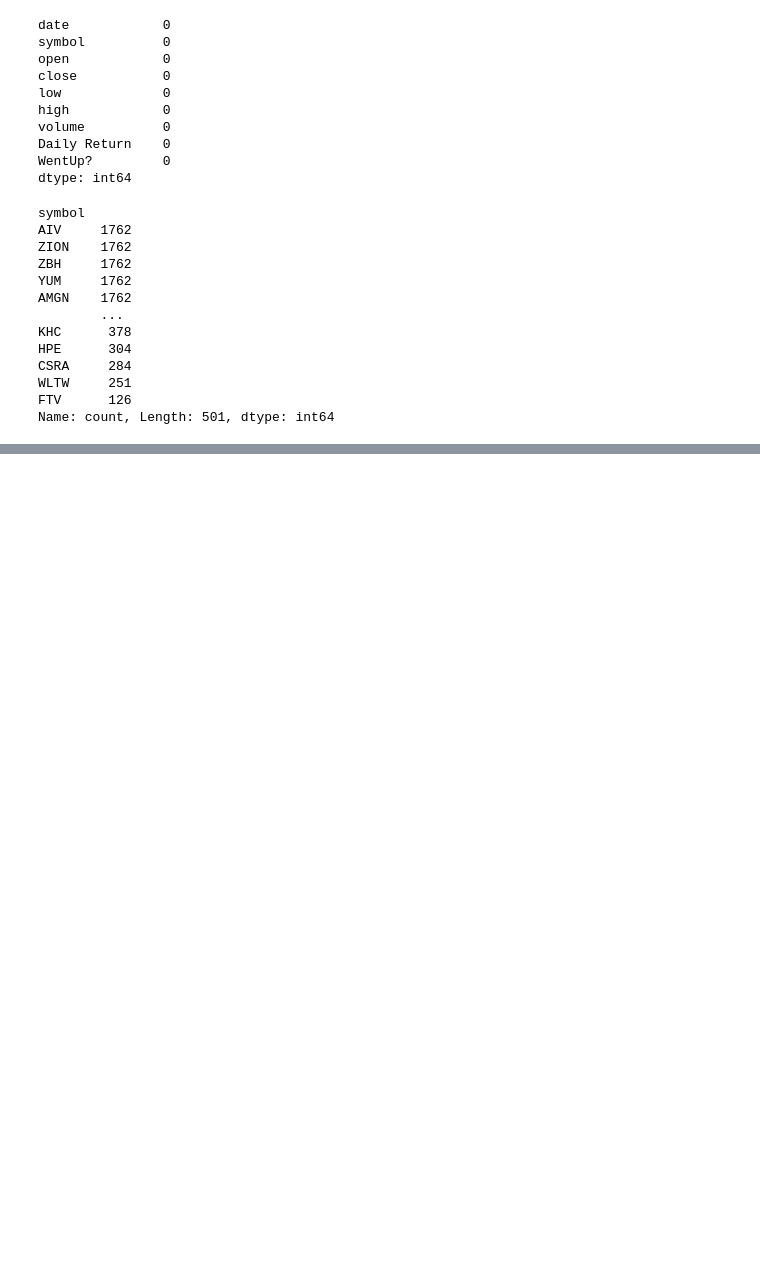
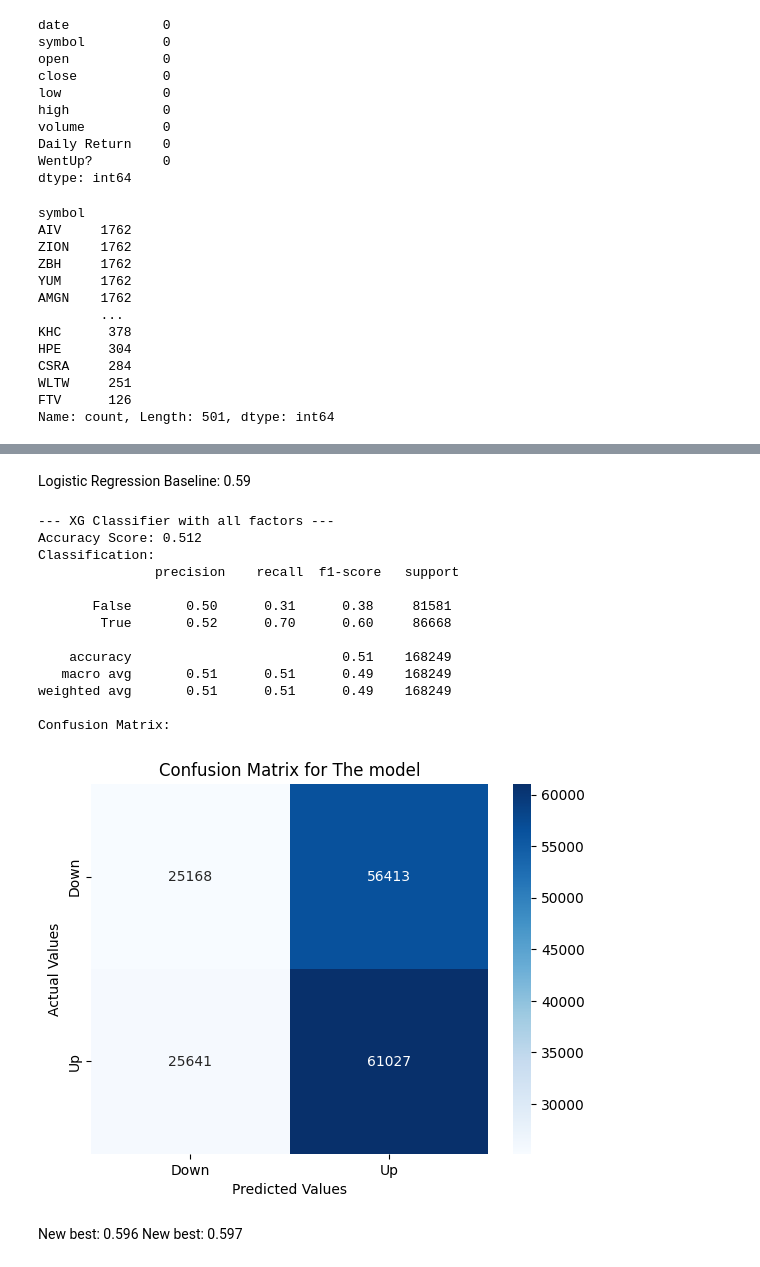
Before and after one commit to Gibson-Adema/StocksWork, a Jupyter notebook: UpOrDown.ipynb, the cells around one changed output, grey strips where cells are left out. Cells and saved outputs as stored; diff of their text form; code cells hidden in the pictures; blank space fills up the shorter version.

Commit message:
Final Models

```diff
--- a/UpOrDown.ipynb
+++ b/UpOrDown.ipynb
@@ -146,11 +164,14 @@ X = df2.drop(['date', 'symbol', 'close', 'Daily Return', 'high', 'low', 'WentUp?
 y = df2['WentUp?']
 X_train, X_test, y_train, y_test = train_test_split(X, y, test_size=0.2, random_state=42)
 # %%
-
+#,'MACD_line', 'MACD_signal' 'RSI_14',  'volume','Three Days Ago return', 'Four Days Ago return', 'EMA_3', 'SMA_7',
 prep = ColumnTransformer(
     transformers=[
-        ('num', StandardScaler(), ['open', 'volume', 'EMA_50', 'SMA_20', 'RSI_14',  'SMA_5',  'EMA_10','Yesterday High', 'Yesterday Low', 'Yesterday return', 'MACD_line', 'MACD_signal']),
-        ('cat', OneHotEncoder(handle_unknown='ignore'), ['GICS Sector', 'GICS Sub Industry'])
+        ('num', StandardScaler(), ['open', 'EMA_50', 'SMA_20',  'SMA_5',  'EMA_10', 'SMA_3', 'EMA_5',
+                                   'Yesterday High', 'Yesterday Low', 'Yesterday return', 'Two Days Ago High', 'Two Days Ago Low', 'Two Days Ago return',
+                                   'Three Days Ago High', 'Three Days Ago Low',
+                                   'Four Days Ago High', 'Four Days Ago Low']),
+        ('cat', TargetEncoder(), ['GICS Sector', 'GICS Sub Industry'])
     ])
 # %%
 pipe = Pipeline(
@@ -167,6 +203,11 @@ def evaluate_model(model, X_test, y_test, name):
     print(f"Accuracy Score: {accuracy_score_value:.3f}")
     print(f"Classification: \n {class_report}")
     print("Confusion Matrix:")
-    print(confusion_matrix(y_test, y_pred))
+    conf_matrix = confusion_matrix(y_test, y_pred)
+    sns.heatmap(conf_matrix, annot=True, fmt='d', cmap = 'Blues', xticklabels=['Down', 'Up'], yticklabels=['Down', 'Up'])
+    plt.title(f'Confusion Matrix for The model')
+    plt.xlabel('Predicted Values')
+    plt.ylabel('Actual Values')
+    plt.show()
     print()
 # %% [markdown]
@@ -177,0 +225,9 @@ Accuracy Score: 0.531
+# %%
+best = Pipeline(steps=[
+    ('preprocessor', prep),
+    ('model', XGBClassifier(colsample_bytree =1, learning_rate = 0.2, max_depth = 7,
+                            n_estimators = 200, subsample = 1
+                            , verbosity = 1, n_jobs = -1, random_state=42))
+])
+# %%
+best.fit(X_train, y_train)
@@ -178,2 +252,22 @@ Accuracy Score: 0.531
+# %% [markdown]
+Logistic Regression Baseline: 0.59
 # %%
-#evaluate_model(pipe, X_test, y_test, "Random Forest Classifier with all factors")
+evaluate_model(best, X_test, y_test, "XG Classifier with all factors")
+# %% [output]
+--- XG Classifier with all factors ---
+Accuracy Score: 0.512
+Classification:
+               precision    recall  f1-score   support
+
+       False       0.50      0.31      0.38     81581
+        True       0.52      0.70      0.60     86668
+
+    accuracy                           0.51    168249
+   macro avg       0.51      0.51      0.49    168249
+weighted avg       0.51      0.51      0.49    168249
+
+Confusion Matrix:
+[figure, added]
+# %% [markdown]
+New best: 0.596
+New best: 0.597
```
Also changed, not shown: parts of 28 cells of this notebook, 2 other files.
